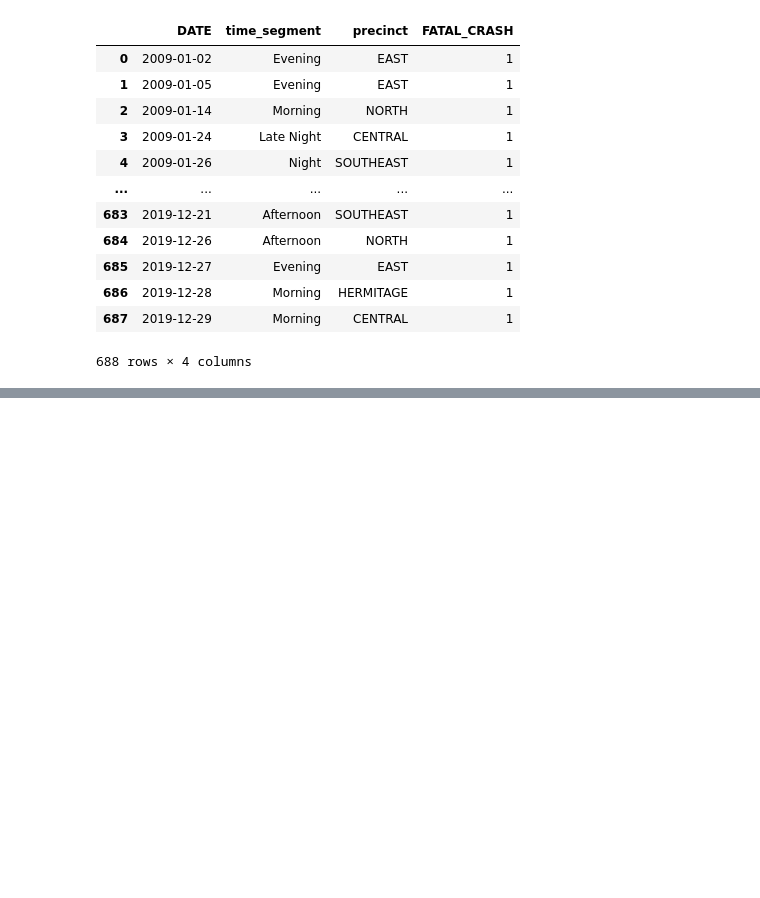
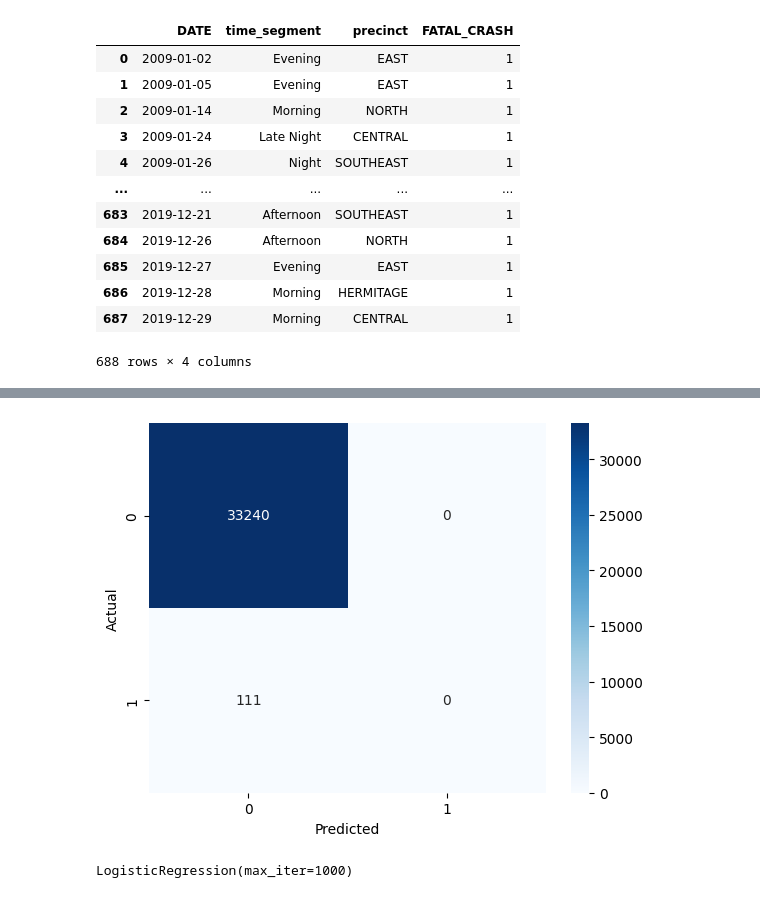
Before and after one commit to utexas-SDS-357/sds357-project-sp26-revolutionaries, a Jupyter notebook: rachel_work/rachel_midterm _work.ipynb, the cells around one changed output, grey strips where cells are left out. Drawn from its saved outputs; the diff is of its cells as text; code cells hidden in the pictures; blank space fills up the shorter version.

```diff
--- a/rachel_work/rachel_midterm _work.ipynb
+++ b/rachel_work/rachel_midterm _work.ipynb
@@ -251,0 +228,4 @@ inflated_df
+# %%
+# add back month and year columns
+inflated_df['MONTH'] = inflated_df['DATE'].dt.month
+inflated_df['YEAR'] = inflated_df['DATE'].dt.year
@@ -251,0 +248,2 @@ inflated_df
+# %%
+inflated_df = inflated_df[(inflated_df['DATE']>= "2010-10-10") &( inflated_df['DATE']<= "2019-03-24")]
@@ -251,0 +256,16 @@ inflated_df
+# %%
+from sklearn.linear_model import LogisticRegression
+from sklearn.model_selection import train_test_split
+from sklearn.metrics import classification_report
+
+# Create the dummy variables
+# We drop the first category of each to create our baselines
+X = pd.get_dummies(inflated_df[['WEEK_DAY', 'time_segment', 'MONTH', "YEAR"]], drop_first=True)
+
+
+# 3. Define your target (The '1' or '0' we talked about)
+y = inflated_df['FATAL_CRASH']
+
+X_train_c, X_test_c, y_train_c, y_test_c = train_test_split(X, y, test_size=0.2, random_state=42)
+model_crash = LogisticRegression(max_iter=1000)
+model_crash.fit(X_train_c, y_train_c)
@@ -251,0 +298,3 @@ inflated_df
+# %%
+y_pred = model_crash.predict(X_test_c)
+print(classification_report(y_test_c, y_pred))
@@ -251,0 +310,32 @@ inflated_df
+# %%
+from sklearn.metrics import confusion_matrix
+import seaborn as sns
+import matplotlib.pyplot as plt
+
+# Generate the matrix
+cm = confusion_matrix(y_test_c, y_pred)
+
+# Visualize it
+sns.heatmap(cm, annot=True, fmt='d', cmap='Blues')
+plt.xlabel('Predicted')
+plt.ylabel('Actual')
+plt.show()
+# %% [output]
+[figure, added]
+# %%
+# Stratify split
+
+
+# Create the dummy variables
+# We drop the first category of each to create our baselines
+X = pd.get_dummies(inflated_df[['WEEK_DAY', 'time_segment', 'MONTH', "YEAR"]], drop_first=True)
+
+
+# 3. Define your target (The '1' or '0' we talked about)
+y = inflated_df['FATAL_CRASH']
+
+X_train_c, X_test_c, y_train_c, y_test_c = train_test_split(X, y, test_size=0.5, random_state=42, stratify=y)
+model_crash = LogisticRegression(max_iter=1000)
+model_crash.fit(X_train_c, y_train_c)
+# %% [output]
+LogisticRegression(max_iter=1000)
```
Also changed, not shown: parts of 17 cells of this notebook.
